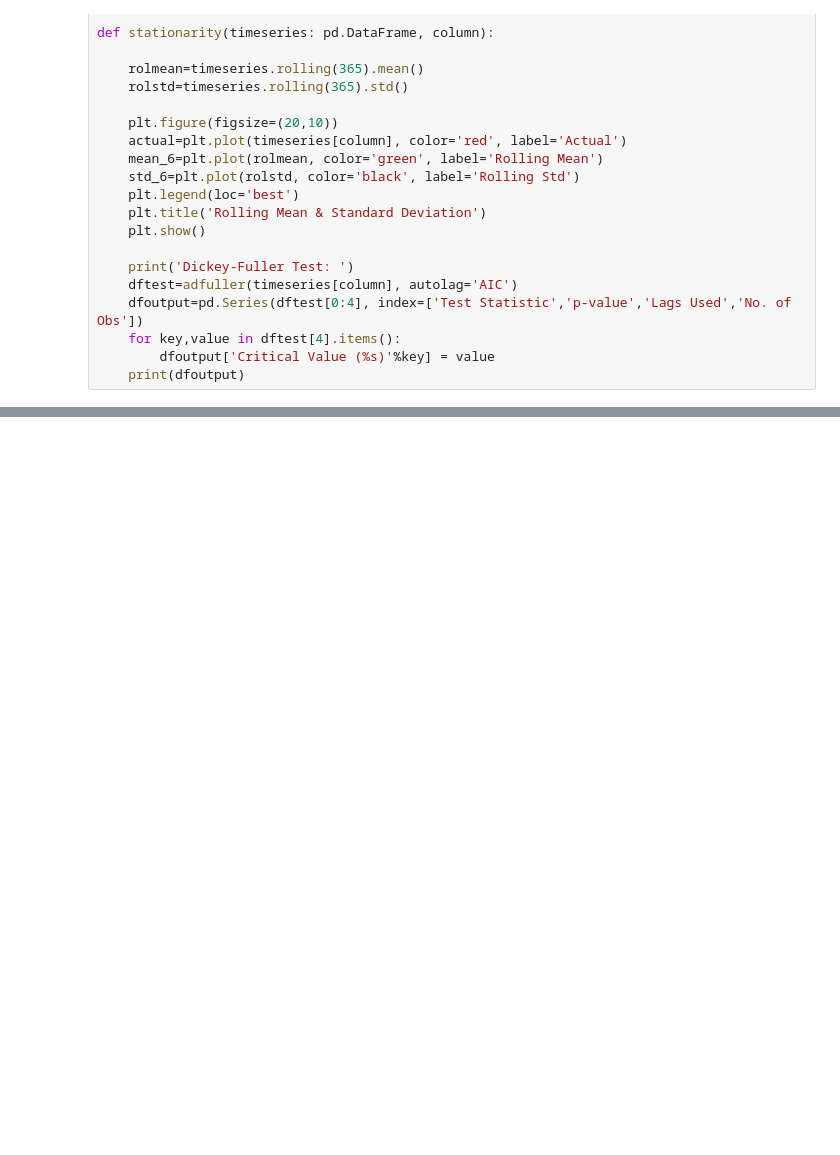
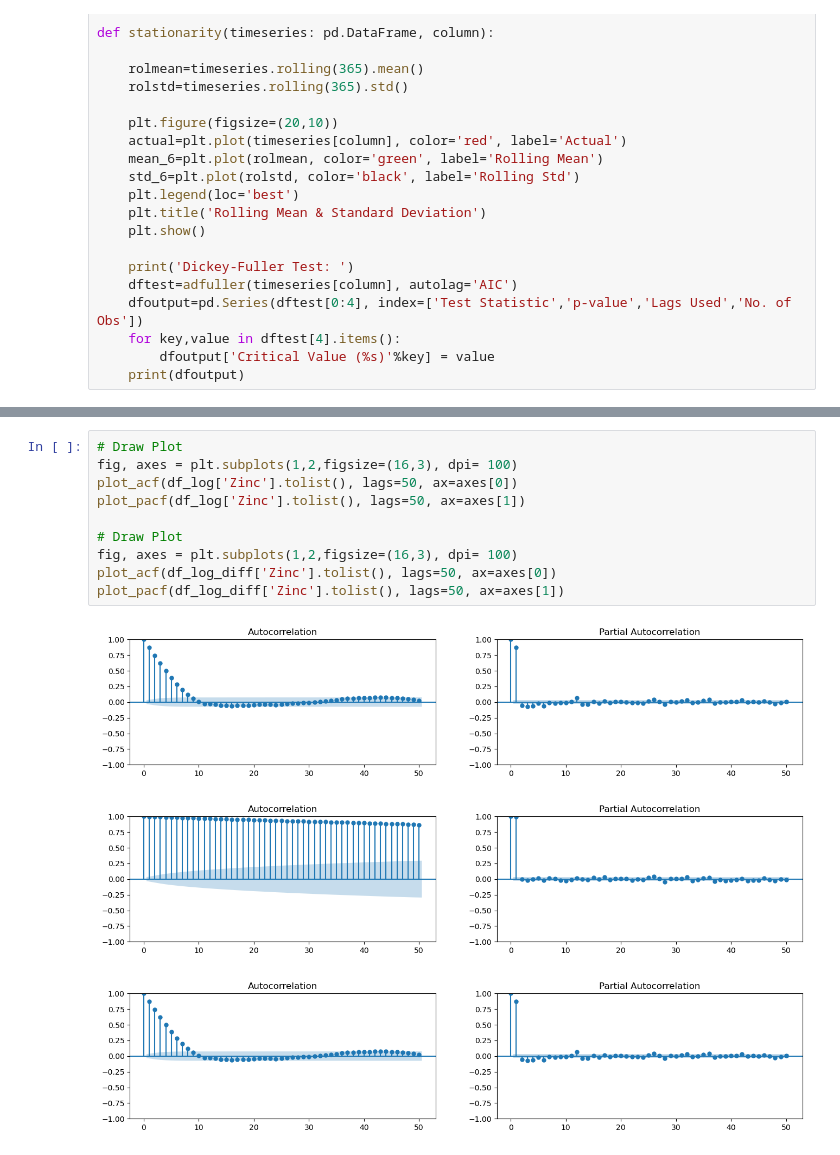
Before and after one commit to bilge-akar/zinc-prices, a Jupyter notebook: zinc_ipynb.ipynb, the cells around one changed output, grey strips where cells are left out. Drawn from its saved outputs; the diff is of its cells as text; blank space fills up the shorter version.

```diff
--- a/zinc_ipynb.ipynb
+++ b/zinc_ipynb.ipynb
@@ -147,0 +241,14 @@ plt.show()
+# %%
+# Draw Plot
+fig, axes = plt.subplots(1,2,figsize=(16,3), dpi= 100)
+plot_acf(df_log['Zinc'].tolist(), lags=50, ax=axes[0])
+plot_pacf(df_log['Zinc'].tolist(), lags=50, ax=axes[1])
+
+# Draw Plot
+fig, axes = plt.subplots(1,2,figsize=(16,3), dpi= 100)
+plot_acf(df_log_diff['Zinc'].tolist(), lags=50, ax=axes[0])
+plot_pacf(df_log_diff['Zinc'].tolist(), lags=50, ax=axes[1])
+# %% [output]
+[figure, added]
+[figure, added]
+[figure, added]
```
Also changed, not shown: parts of 22 cells of this notebook.
